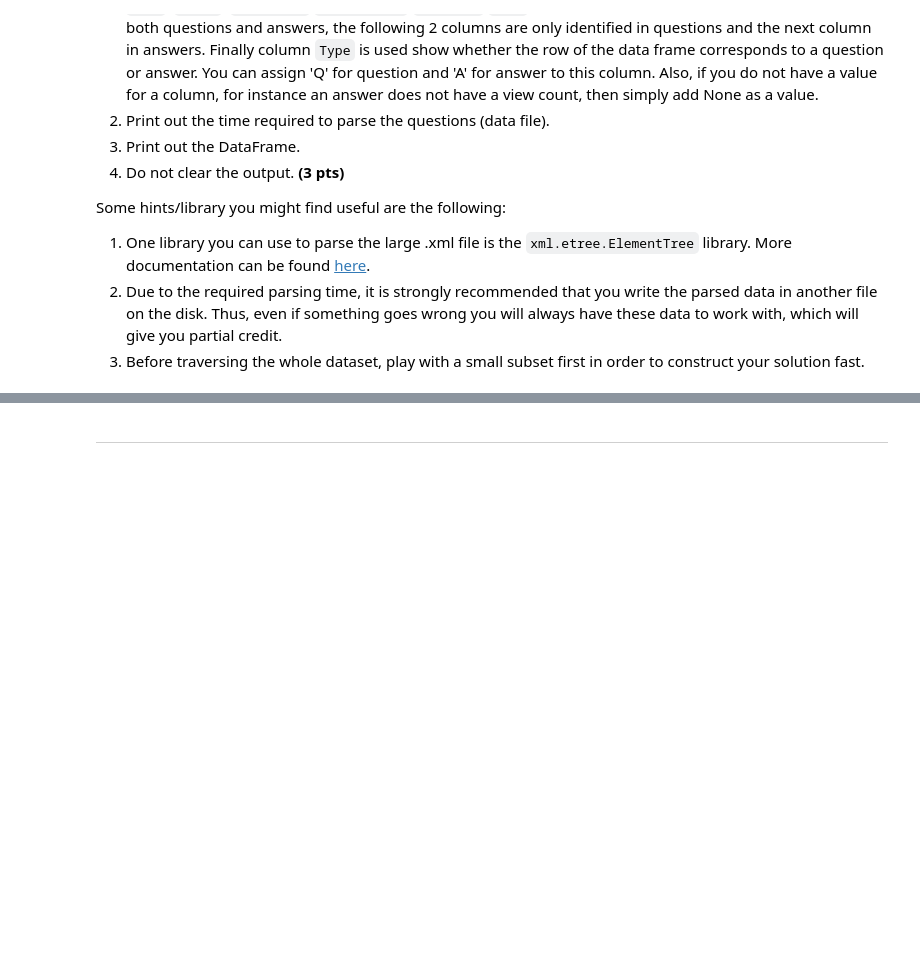
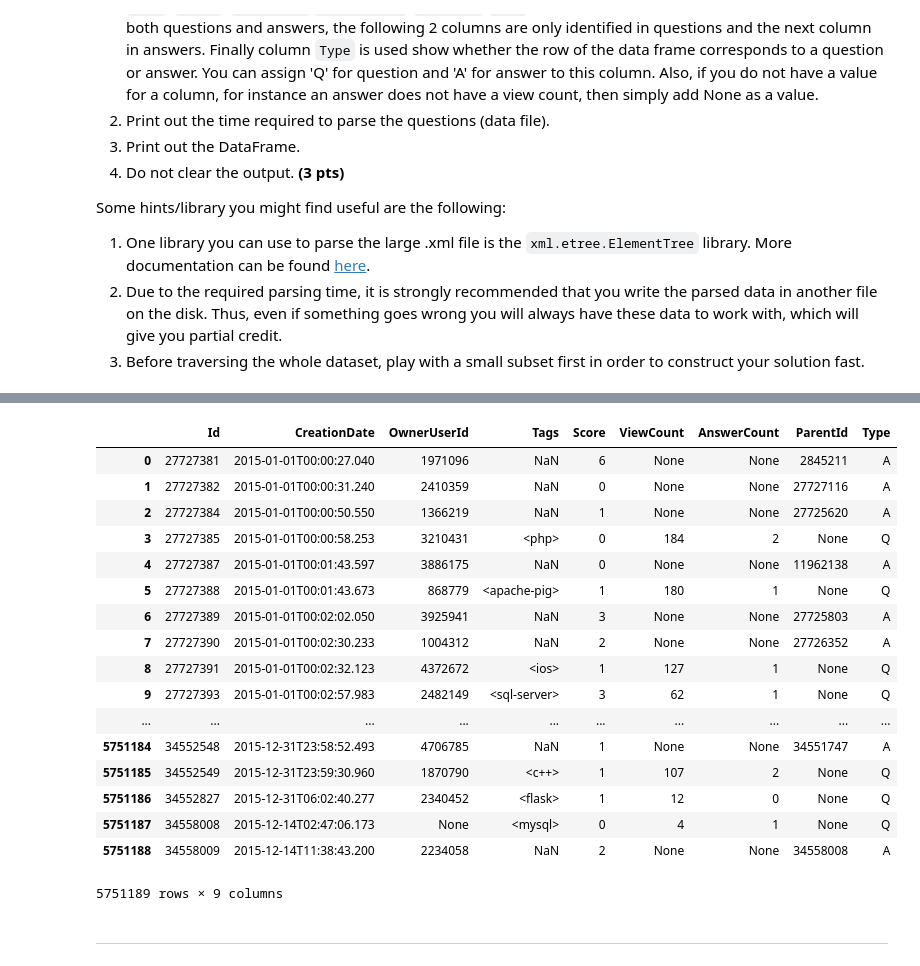
Before and after one commit to CS506-Boston-University/s2018-hw1-1-jweixuan, a Jupyter notebook: HW1.1.ipynb, the cells around one changed output, grey strips where cells are left out. Saved outputs shown, nothing was run; the diff lists cells and outputs as text; code cells hidden in the pictures; blank space fills up the shorter version.

```diff
--- a/HW1.1.ipynb
+++ b/HW1.1.ipynb
@@ -141,23 +172,3 @@ Some hints/library you might find useful are the following:
 1. One library you can use to parse the large .xml file is the `xml.etree.ElementTree` library. More documentation can be found [here](https://docs.python.org/2/library/xml.etree.elementtree.html).
 2. Due to the required parsing time, it is strongly recommended that you write the parsed data in another file on the disk. Thus, even if something goes wrong you will always have these data to work with, which will give you partial credit.
 3. Before traversing the whole dataset, play with a small subset first in order to construct your solution fast.
-# %%
-# File imports
-import xml.etree.ElementTree as ET
-tree = ET.parse("F:\MyDownloads\Download\country.xml")
-root = tree.getroot()
-print(root)# 根节点是外面最大的<>
-for child in root:
-    print(child.attrib)
-
-print(root.findall("row"))#在根节点下找到所有的与row匹配的节点
-
-# Element.text   获取当前元素的text值      <rank>56</rank>    会打印出56
-#Element.get(key, default=None)：获取元素指定key对应的属性值，如果没有该属性，则返回default值
-
-for child in root.findall("row"):
-    print(child)#每个row节点
-    #print("**",child.text)
-    print(child.get("Id"),child.get("Tags"))
-    #if child.find("name")=="Singapore":
-    #    print(child.find("name").text)
@@ -200,3 +198,57 @@ print("*"*10)
+# %%
+df_list = []
+
+for child in root.findall("row"):
+    dic = {}
+    PostTypeId = child.get('PostTypeId')
+
+    Type = ""
+    if PostTypeId == None:
+        break
+    elif PostTypeId == '1':
+        dic['Type'] = "Q"
+    elif PostTypeId == '2':
+        dic['Type'] = "A"
+
+    dic['Id'] = child.get('Id')
+    dic['CreationDate'] = child.get('CreationDate')
+    dic['OwnerUserId'] = child.get('OwnerUserId')
+    Tags = str(child.get('Tags'))
+    if Tags != "None":
+        T = Tags.split('>')
+        dic['Tags'] = T[0]+'>'
+
+    dic['Score'] = child.get('Score')
+    dic['ViewCount'] = child.get('ViewCount')
+    dic['AnswerCount'] = child.get('AnswerCount')
+    dic['ParentId'] = child.get('ParentId')
+
+    df_list.append(dic)
+
+df = pd.DataFrame(data = df_list, columns = ['Id', 'CreationDate', 'OwnerUserId', 'Tags', 'Score', 'ViewCount', 'AnswerCount', 'ParentId', 'Type'])
+# fw.close()
+
+df.to_csv('dataframe.csv')
+df
+# %% [output]
+|  | Id | CreationDate | OwnerUserId | Tags | Score | ViewCount | AnswerCount | ParentId | Type |
+| 0 | 27727381 | 2015-01-01T00:00:27.040 | 1971096 | NaN | 6 | None | None | 2845211 | A |
+| 1 | 27727382 | 2015-01-01T00:00:31.240 | 2410359 | NaN | 0 | None | None | 27727116 | A |
+| 2 | 27727384 | 2015-01-01T00:00:50.550 | 1366219 | NaN | 1 | None | None | 27725620 | A |
+| 3 | 27727385 | 2015-01-01T00:00:58.253 | 3210431 | <php> | 0 | 184 | 2 | None | Q |
+| 4 | 27727387 | 2015-01-01T00:01:43.597 | 3886175 | NaN | 0 | None | None | 11962138 | A |
+| 5 | 27727388 | 2015-01-01T00:01:43.673 | 868779 | <apache-pig> | 1 | 180 | 1 | None | Q |
+| 6 | 27727389 | 2015-01-01T00:02:02.050 | 3925941 | NaN | 3 | None | None | 27725803 | A |
+| 7 | 27727390 | 2015-01-01T00:02:30.233 | 1004312 | NaN | 2 | None | None | 27726352 | A |
+| 8 | 27727391 | 2015-01-01T00:02:32.123 | 4372672 | <ios> | 1 | 127 | 1 | None | Q |
+| 9 | 27727393 | 2015-01-01T00:02:57.983 | 2482149 | <sql-server> | 3 | 62 | 1 | None | Q |
+| ... | ... | ... | ... | ... | ... | ... | ... | ... | ... |
+| 5751184 | 34552548 | 2015-12-31T23:58:52.493 | 4706785 | NaN | 1 | None | None | 34551747 | A |
+| 5751185 | 34552549 | 2015-12-31T23:59:30.960 | 1870790 | <c++> | 1 | 107 | 2 | None | Q |
+| 5751186 | 34552827 | 2015-12-31T06:02:40.277 | 2340452 | <flask> | 1 | 12 | 0 | None | Q |
+| 5751187 | 34558008 | 2015-12-14T02:47:06.173 | None | <mysql> | 0 | 4 | 1 | None | Q |
+| 5751188 | 34558009 | 2015-12-14T11:38:43.200 | 2234058 | NaN | 2 | None | None | 34558008 | A |
+5751189 rows × 9 columns
 # %% [markdown]
 -----------------
 # %% [markdown]
```
Also changed, not shown: parts of 13 cells of this notebook.
